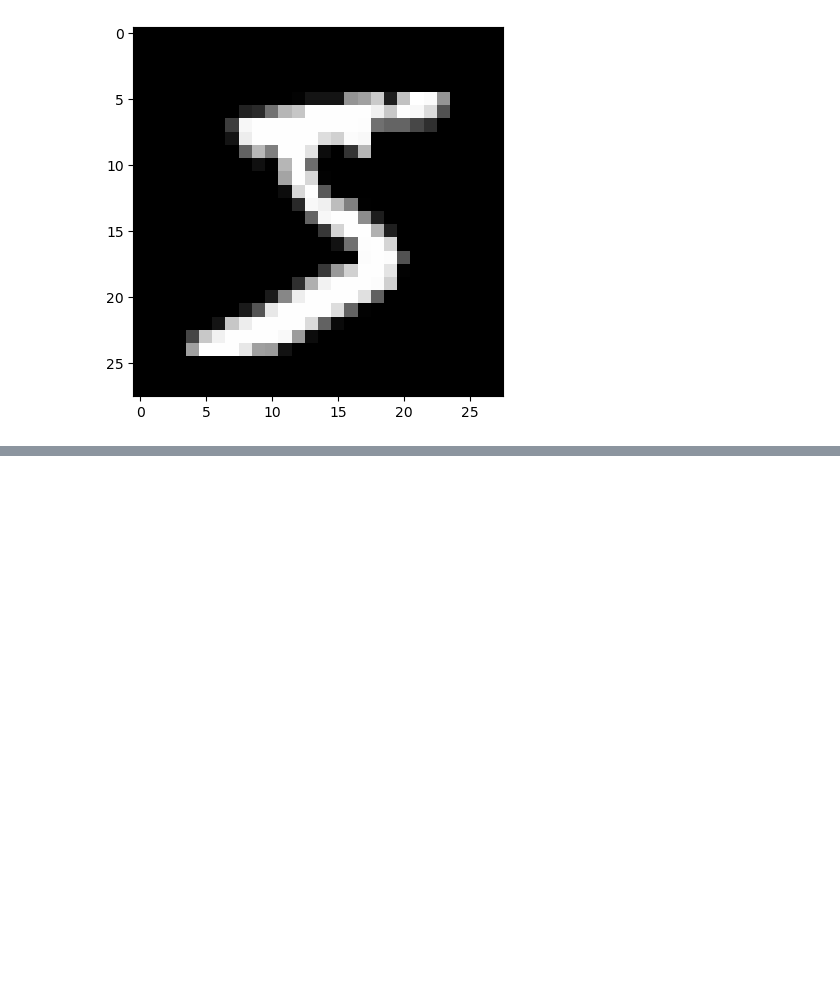
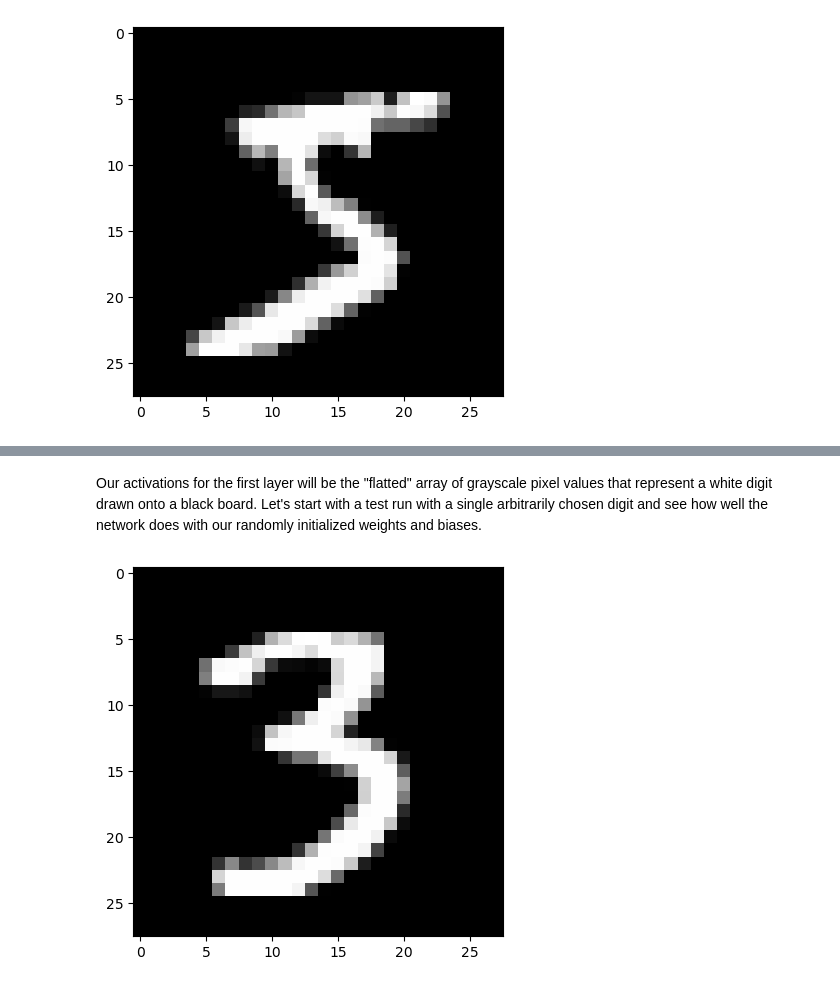
Before and after one commit to dsoto1219/HandwrittenDigitRecognizer, a Jupyter notebook: recognizer.ipynb, the cells around one changed output, grey strips where cells are left out. Cells and saved outputs as stored; diff of their text form; code cells hidden in the pictures; blank space fills up the shorter version.

```diff
--- a/recognizer.ipynb
+++ b/recognizer.ipynb
@@ -66,0 +38,8 @@ plt.show()
+# %%
+# Using the same shape as in 3Blue1Brown's Video
+LAYER_HEIGHTS = [
+    train_x.shape[1], # 784
+    16,
+    16,
+    10, # Number of digits in base 10
+]
@@ -66,0 +94,11 @@ plt.show()
+# %% [markdown]
+Our activations for the first layer will be the "flatted" array of grayscale pixel values that represent a white digit drawn onto a black board. Let's start with a test run with a single arbitrarily chosen digit and see how well the network does with our randomly initialized weights and biases.
+# %%
+test_index = 10000 # chose this index because I liked the way the number looked
+activations = np.empty(len(LAYER_HEIGHTS), dtype=object) # empty activations array to contain activations for all layers
+
+activations[0] = train_x[test_index]
+plt.imshow(activations[0].reshape((28, 28)), cmap=cm.Greys_r)
+plt.show()
+# %% [output]
+[figure, added]
```
Also changed, not shown: parts of 18 cells of this notebook.
